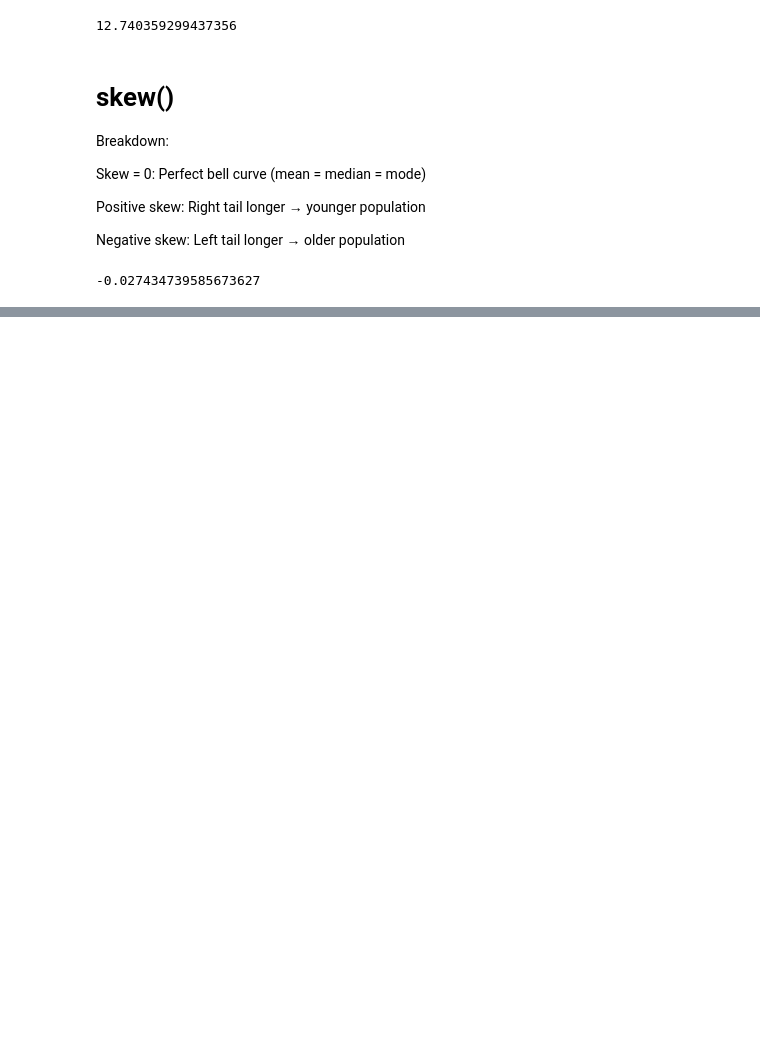
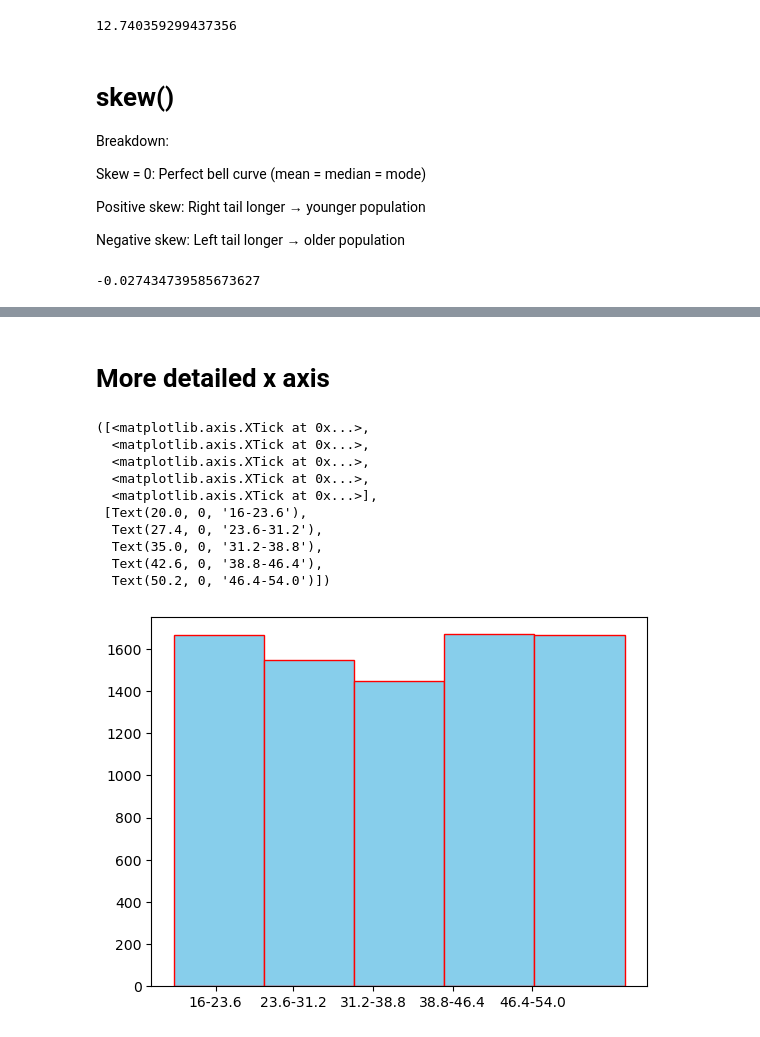
Before and after one commit to manishkumarmj/100_days_ml, a Jupyter notebook: ML_X/sefl_Learn/Day_20/practice.ipynb, the cells around one changed output, grey strips where cells are left out. Cells and saved outputs as stored; diff of their text form; code cells hidden in the pictures; blank space fills up the shorter version.

```diff
--- a/ML_X/sefl_Learn/Day_20/practice.ipynb
+++ b/ML_X/sefl_Learn/Day_20/practice.ipynb
@@ -338,0 +294,17 @@ print(spoti_skew)
+# %% [markdown]
+# More detailed x axis
+# %%
+plt.hist(spoti['age'], bins=5, edgecolor='red', color='skyblue')
+plt.xticks([20, 27.4, 35, 42.6, 50.2], ['16-23.6', '23.6-31.2', '31.2-38.8', '38.8-46.4', '46.4-54.0'])
+# %% [output]
+([<matplotlib.axis.XTick at 0x...>,
+  <matplotlib.axis.XTick at 0x...>,
+  <matplotlib.axis.XTick at 0x...>,
+  <matplotlib.axis.XTick at 0x...>,
+  <matplotlib.axis.XTick at 0x...>],
+ [Text(20.0, 0, '16-23.6'),
+  Text(27.4, 0, '23.6-31.2'),
+  Text(35.0, 0, '31.2-38.8'),
+  Text(42.6, 0, '38.8-46.4'),
+  Text(50.2, 0, '46.4-54.0')])
+[figure, added]
```
Also changed, not shown: parts of 27 cells of this notebook, 1 other file.
